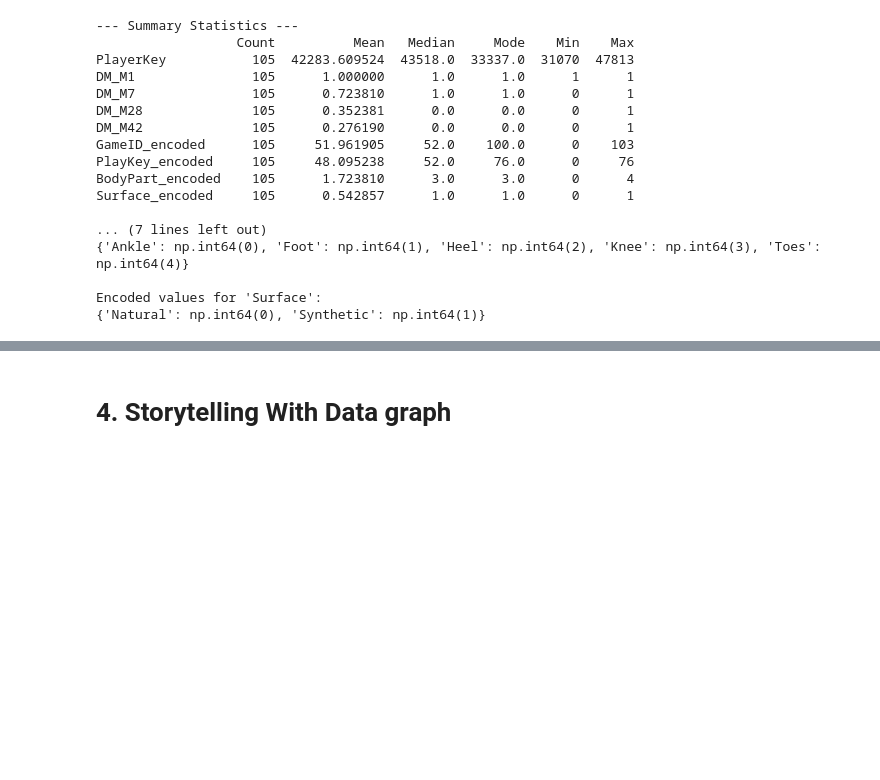
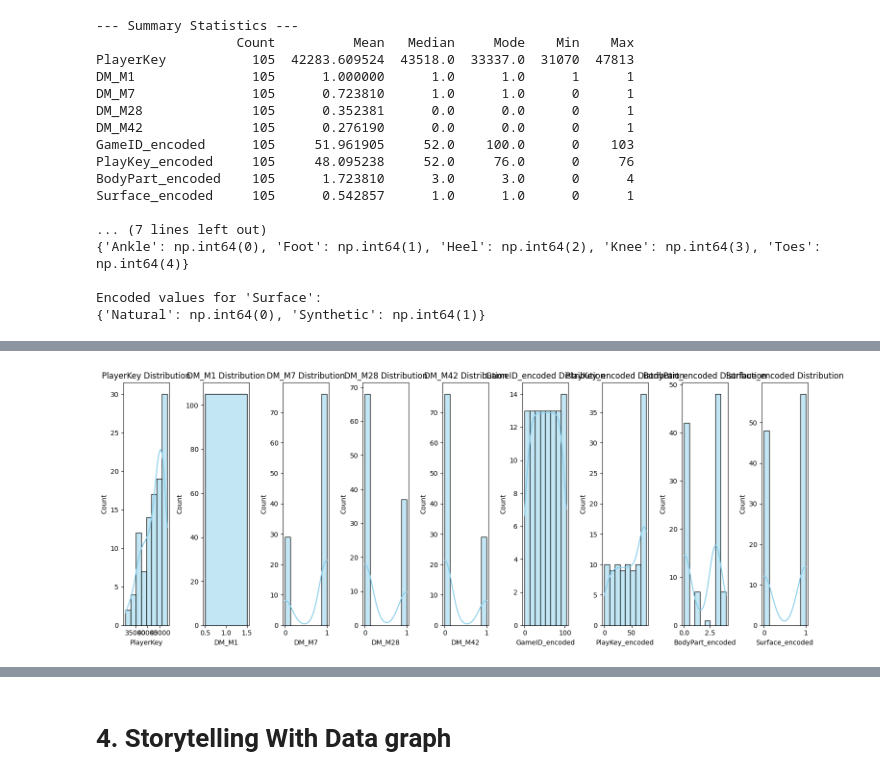
Before and after one commit to hnm15/ModB, a Jupyter notebook: Week4.ipynb, the cells around one changed output, grey strips where cells are left out. Saved outputs shown, nothing was run; the diff lists cells and outputs as text; code cells hidden in the pictures; blank space fills up the shorter version.

```diff
--- a/Week4.ipynb
+++ b/Week4.ipynb
@@ -591,3 +678,90 @@ Surface_encoded     105      0.542857      1.0      1.0      0      1
 
 Encoded values for 'Surface':
 {'Natural': np.int64(0), 'Synthetic': np.int64(1)}
+# %%
+import pandas as pd
+import seaborn as sns
+import matplotlib.pyplot as plt
+from sklearn.preprocessing import LabelEncoder
+
+# Load data
+injury_df = pd.read_csv("InjuryRecord.csv")
+
+# Fix dtypes: convert object columns that are numeric
+for col in injury_df.columns:
+    if injury_df[col].dtype == "object":
+        try:
+            injury_df[col] = pd.to_numeric(injury_df[col])
+        except ValueError:
+            pass  # leave as object if not numeric
+
+# Encode ONLY categorical columns
+encoders = {}
+categorical_cols = injury_df.select_dtypes(include=['object']).columns
+for col in categorical_cols:
+    le = LabelEncoder()
+    injury_df[col + "_encoded"] = le.fit_transform(injury_df[col].astype(str))
+    encoders[col] = le
+
+# Get all numeric columns (original + encoded)
+all_numeric_cols = injury_df.select_dtypes(include=['number']).columns
+
+# -----------------------
+# Summary stats
+# -----------------------
+summary_stats = pd.DataFrame({
+    "Count": injury_df[all_numeric_cols].count(),
+    "Mean": injury_df[all_numeric_cols].mean(),
+    "Median": injury_df[all_numeric_cols].median(),
+    "Mode": injury_df[all_numeric_cols].mode().iloc[0],
+    "Min": injury_df[all_numeric_cols].min(),
+    "Max": injury_df[all_numeric_cols].max()
+})
+print("\n--- Summary Statistics ---")
+print(summary_stats)
+
+# -----------------------
+# Distribution plots for numeric columns
+# -----------------------
+numeric_features = injury_df.select_dtypes(include=['number']).columns.tolist()
+
+plt.figure(figsize=(15, 6))
+for i, col in enumerate(numeric_features, 1):
+    plt.subplot(1, len(numeric_features), i)
+    sns.histplot(injury_df[col], kde=True, color='skyblue')
+    plt.title(f'{col} Distribution')
+plt.tight_layout()
+plt.show()
+
+# -----------------------
+# Countplots for categorical columns
+# -----------------------
+plt.figure(figsize=(15, 12))
+for i, col in enumerate(categorical_cols, 1):
+    plt.subplot((len(categorical_cols) + 2) // 3, 3, i)
+    sns.countplot(data=injury_df, x=col, palette='Set2')
+    plt.xticks(rotation=45)
+    plt.title(f'{col} Distribution')
+    plt.ylabel('Count')
+plt.tight_layout()
+plt.show()
+
+# -----------------------
+# Grouped histograms (categorical pairs)
+# -----------------------
+# We'll use all combinations of categorical columns (can limit if too many)
+from itertools import combinations
+
+grouped_pairs = list(combinations(categorical_cols, 2))
+
+plt.figure(figsize=(20, 15))
+for i, (x_col, hue_col) in enumerate(grouped_pairs, 1):
+    if x_col in injury_df.columns and hue_col in injury_df.columns:
+        plt.subplot((len(grouped_pairs) + 3) // 4, 4, i)
+        sns.countplot(data=injury_df, x=x_col, hue=hue_col, palette='Set2')
+        plt.xticks(rotation=45)
+        plt.title(f'{hue_col} vs {x_col}')
+        plt.ylabel('Count')
+plt.tight_layout()
+plt.show()
+# %% [output]
@@ -593,0 +779 @@ Encoded values for 'Surface':
+[figure, added]
```
Also changed, not shown: parts of 5 cells of this notebook.
